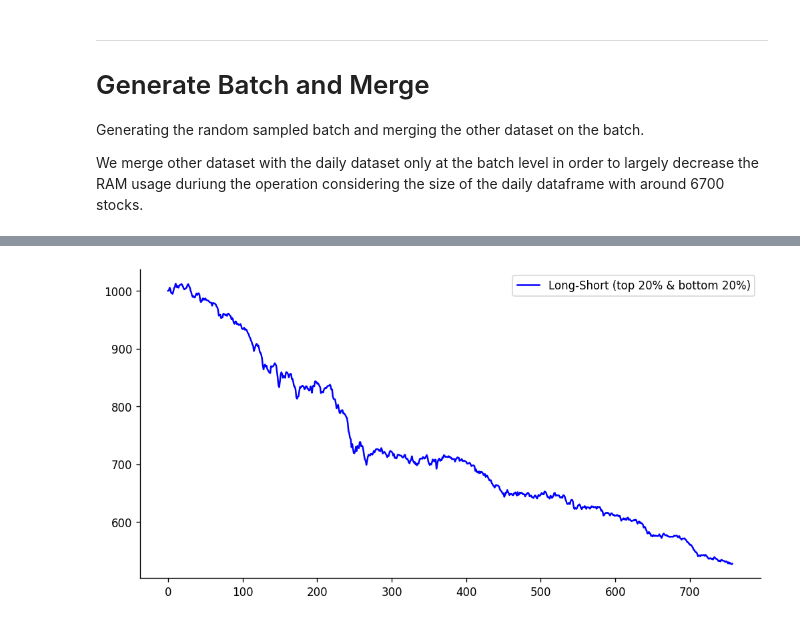
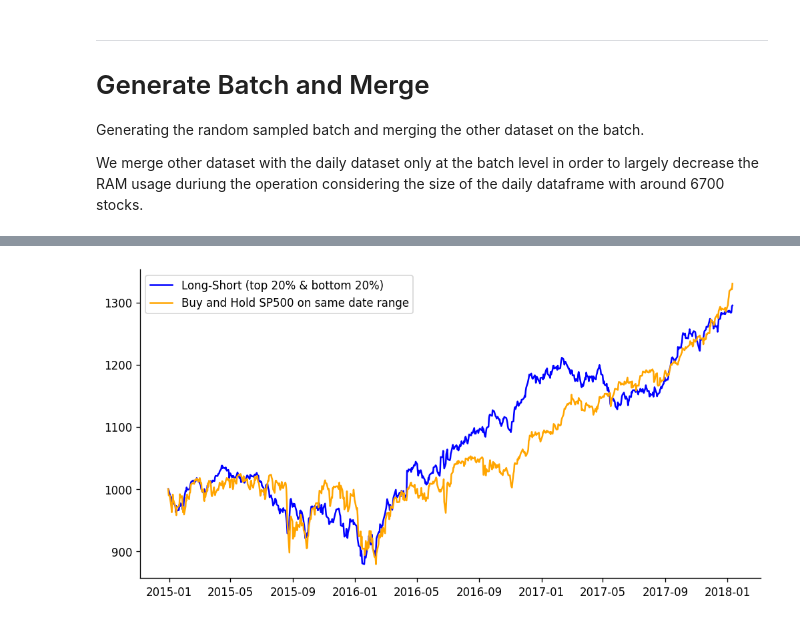
Before and after one commit to leo-wun/Can-Signal-Ensembles-beat-the-S-P500, a Jupyter notebook: notebooks/03_modelling.ipynb, the cells around one changed output, grey strips where cells are left out. Cells and saved outputs as stored; diff of their text form; code cells hidden in the pictures.

```diff
--- a/notebooks/03_modelling.ipynb
+++ b/notebooks/03_modelling.ipynb
@@ -23,0 +27,8 @@ pd.set_option('display.float_format', '{:.4f}'.format)
+# %%
+# df_sp500 = fetch_sp500()
+gspc = pd.read_parquet(config.GSPC_PATH_RAW)
+gspc = gspc.dropna()
+gspc['date'] = pd.to_datetime(gspc['date'])
+gspc = gspc.drop(['vwretd', 'ewretd'], axis=1).reset_index(drop=True)
+gspc.to_parquet(config.GSPC_PATH_CLEAN)
+gspc.head()
@@ -24,3 +47,25 @@ pd.set_option('display.float_format', '{:.4f}'.format)
+# %%
+def buy_and_hold(
+    df: pd.DataFrame,
+    initial_capital: float = 1.0,
+    start_date=None,
+    end_date=None
+) -> pd.DataFrame:
+
+    df = df.copy()
+    df['date'] = pd.to_datetime(df['date'])
+
+    mask = (df['date'] >= pd.to_datetime(start_date)) & (df['date'] <= pd.to_datetime(end_date))
+    filtered = df.loc[mask, ['date', 'sprtrn']].reset_index(drop=True)
+
+    anchor_date = pd.to_datetime(start_date) - pd.tseries.offsets.BDay(1)
+    initial_row = pd.DataFrame({'date': [anchor_date], 'sprtrn': [0.0]})
+    result = pd.concat([initial_row, filtered], ignore_index=True)
+
+    pf = (result['sprtrn'] + 1).cumprod() * initial_capital
+    date = result['date']
+
+    return pf, date
 # %% [markdown]
 ---
 # Generate Batch and Merge
@@ -179,7 +224,10 @@ Max Drawdown         : -47.97%
+# %%
+BH, date_range = buy_and_hold(gspc, initial_capital=N, start_date=y_pred.index.min()[0], end_date=y_pred.index.max()[0])
 # %%
 plt.figure(figsize=(10,5))
-plt.plot(portfolio, color='blue', label='Long-Short (top 20% & bottom 20%)')
+plt.plot(date_range, portfolio, color='blue', label='Long-Short (top 20% & bottom 20%)')
+plt.plot(date_range, BH, color='orange', label='Buy and Hold SP500 on same date range')
 plt.legend()
 plt.show()
 # %% [output]
-[figure, old version]
+[figure, new version]
```
Also changed, not shown: parts of 8 cells of this notebook, 4 other files.
